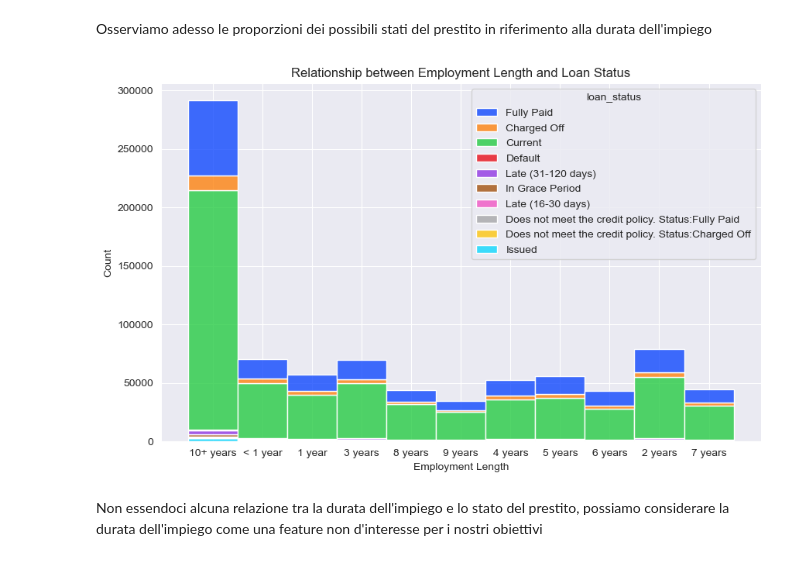
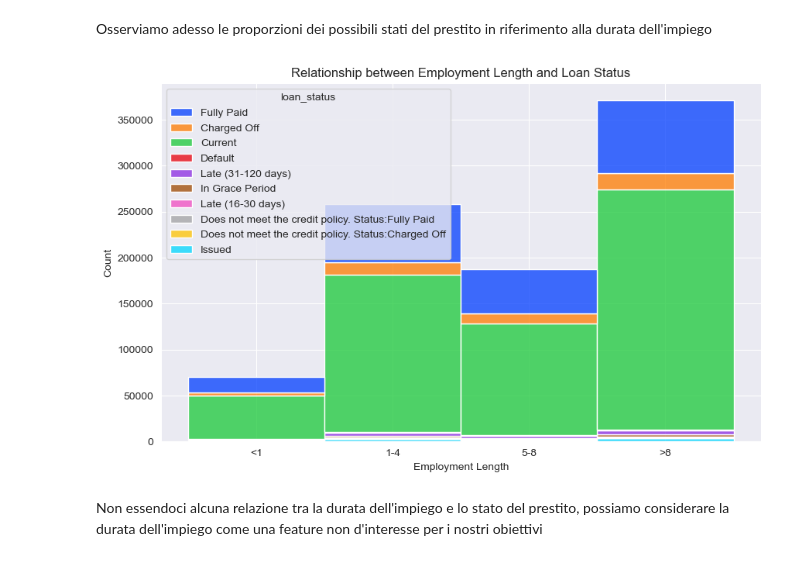
Before and after one commit to Karmos/RiskPrediction, a Jupyter notebook: EDA_preprocessing.ipynb, the cells around one changed output. Saved outputs shown, nothing was run; the diff lists cells and outputs as text; code cells hidden in the pictures.

```diff
--- a/EDA_preprocessing.ipynb
+++ b/EDA_preprocessing.ipynb
@@ -328,21 +390,46 @@ Eliminiamo la colonna relativa alla feature grade perchè vi è già subgrades c
 df.drop(columns=['grade'], inplace=True)
 # %% [markdown]
 Osserviamo adesso le proporzioni dei possibili stati del prestito in riferimento alla durata dell'impiego
-# %%
-# Set up the figure
-plt.figure(figsize=(10, 6))
-
-sns.histplot(data=df, x="emp_length", hue="loan_status", multiple="stack", palette='bright')
-
-# Add title and axis labels
-plt.title("Relationship between Employment Length and Loan Status")
-plt.xlabel("Employment Length")
-plt.ylabel("Count")
-
-# Show the plot
-plt.show()
-# %% [output]
-[figure, removed]
+# %%
+# Define the desired order for emp_length groups
+emp_length_groups = ['<1', '1-4', '5-8', '>8']
+
+# Create a copy of the DataFrame to avoid modifying the original
+df_copy = df.copy()
+
+# Define a function to group emp_length into the desired categories
+def group_emp_length(emp_length):
+    if emp_length == '< 1 year':
+        return '<1'
+    elif emp_length in ['1 year', '2 years', '3 years', '4 years']:
+        return '1-4'
+    elif emp_length in ['5 years', '6 years', '7 years', '8 years']:
+        return '5-8'
+    else:
+        return '>8'
+
+# Apply the grouping function to create a new column in df_copy
+df_copy['emp_length_group'] = df_copy['emp_length'].apply(group_emp_length)
+
+# Convert the new 'emp_length_group' column to a categorical type with the specified order
+df_copy['emp_length_group'] = pd.Categorical(df_copy['emp_length_group'], categories=emp_length_groups, ordered=True)
+
+# Set up the figure
+plt.figure(figsize=(10, 6))
+
+# Create the stacked histogram with the grouped emp_length data
+sns.histplot(data=df_copy, x="emp_length_group", hue="loan_status", multiple="stack", palette='bright')
+
+
+# Add title and axis labels
+plt.title("Relationship between Employment Length and Loan Status")
+plt.xlabel("Employment Length")
+plt.ylabel("Count")
+
+# Show the plot
+plt.show()
+# %% [output]
+[figure, added]
 # %% [markdown]
 Non essendoci alcuna relazione tra la durata dell'impiego e lo stato del prestito, possiamo considerare la durata dell'impiego come una feature non d'interesse per i nostri obiettivi
 # %%
```
Also changed, not shown: parts of 16 cells of this notebook, 1 other file.
